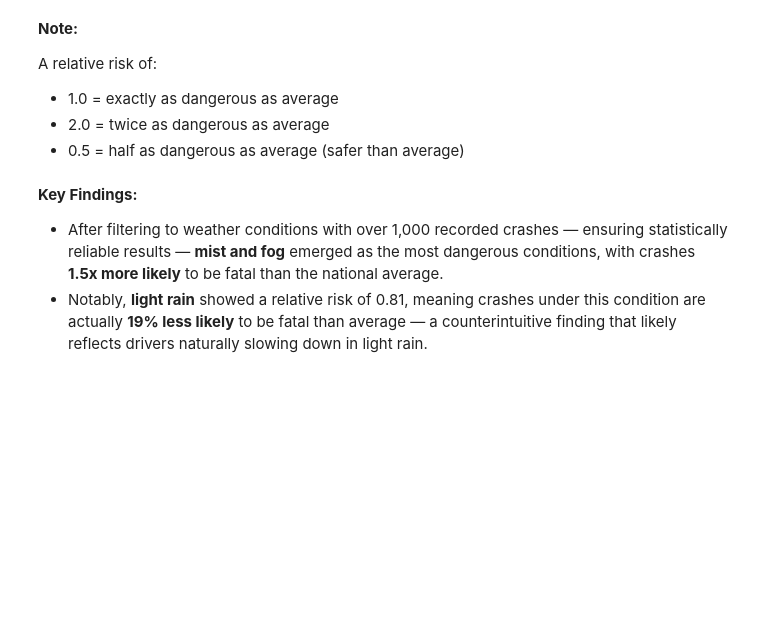
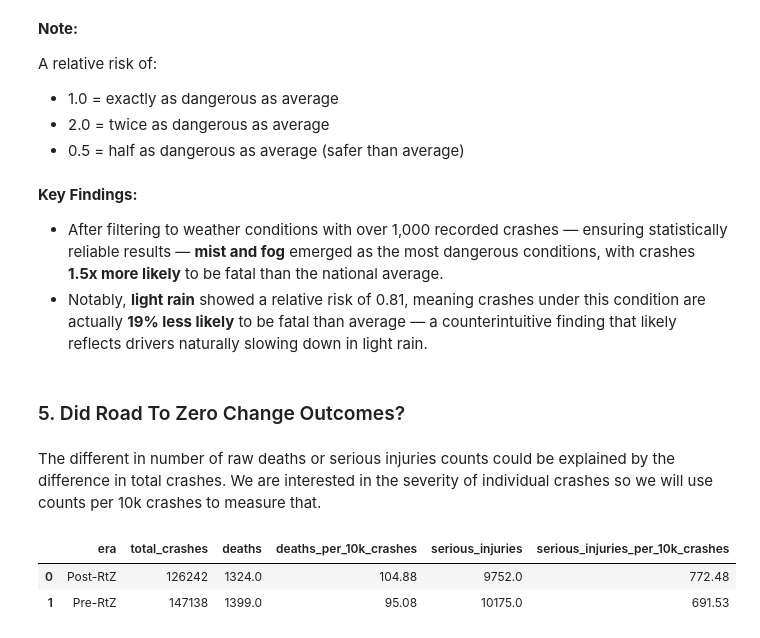
Before and after one commit to Lam-Truong/nz-road-safety-sql, a Jupyter notebook: project_1_workbook.ipynb, the cells around one changed output. Cells and saved outputs as stored; diff of their text form; code cells hidden in the pictures; blank space fills up the shorter version.

```diff
--- a/project_1_workbook.ipynb
+++ b/project_1_workbook.ipynb
@@ -420,3 +420,14 @@ A relative risk of:
 **Key Findings:**
 - After filtering to weather conditions with over 1,000 recorded crashes — ensuring statistically reliable results — **mist and fog** emerged as the most dangerous conditions, with crashes **1.5x more likely** to be fatal than the national average.
 - Notably, **light rain** showed a relative risk of 0.81, meaning crashes under this condition are actually **19% less likely** to be fatal than average — a counterintuitive finding that likely reflects drivers naturally slowing down in light rain.
+# %% [markdown]
+### 5. Did Road To Zero Change Outcomes?
+# %% [markdown]
+The different in number of raw deaths or serious injuries counts could be explained by the difference in total crashes. We are interested in the severity of individual crashes so we will use counts per 10k crashes to measure that.
+# %%
+query = open('sql/q5_policy.sql').read()
+con.execute(query).fetchdf()
+# %% [output]
+|  | era | total_crashes | deaths | deaths_per_10k_crashes | serious_injuries | serious_injuries_per_10k_crashes |
+| 0 | Post-RtZ | 126242 | 1324.0 | 104.88 | 9752.0 | 772.48 |
+| 1 | Pre-RtZ | 147138 | 1399.0 | 95.08 | 10175.0 | 691.53 |
```
Also changed, not shown: parts of 5 cells of this notebook, 4 other files.
